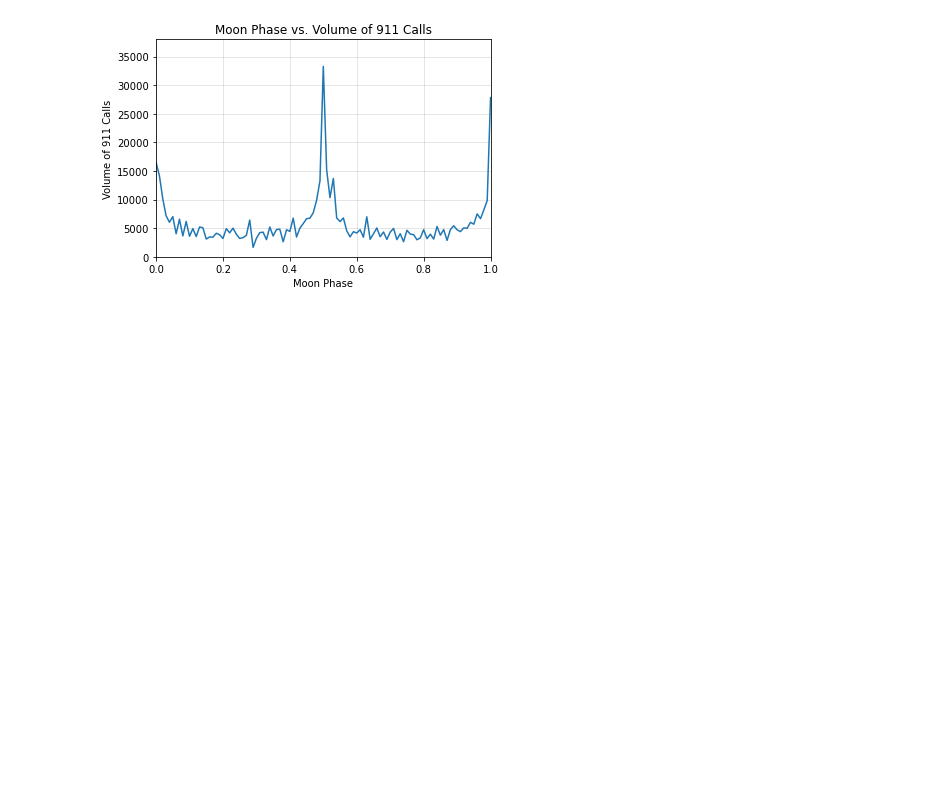
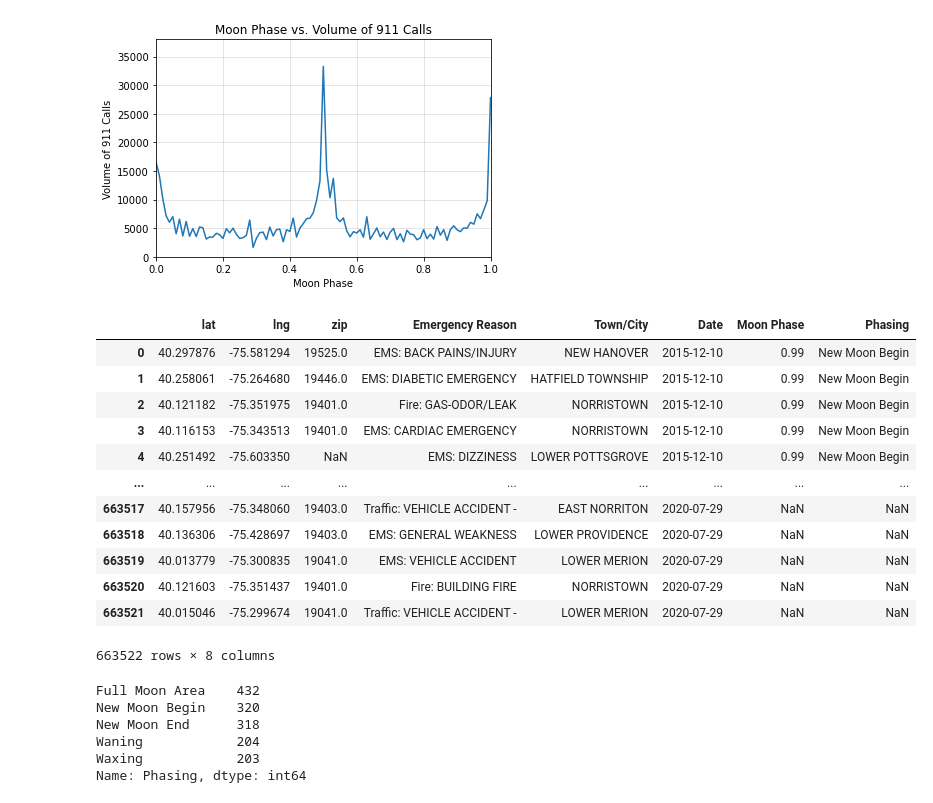
Before and after one commit to ytran010/The_Werewolves, a Jupyter notebook: Main.ipynb, the cells around one changed output. Saved outputs shown, nothing was run; the diff lists cells and outputs as text; code cells hidden in the pictures; blank space fills up the shorter version.

```diff
--- a/Main.ipynb
+++ b/Main.ipynb
@@ -113,3 +113,46 @@ plt.savefig("Images/MoonPhase_vs_EmergencyReasonCount_Yvonne.png")
 # group_moon_date = werewolf.groupby(["Moon Phase", "Date"])
 #     From here, make boxplot
 #     ANOVA and tests
+# %%
+bins = [0,0.2,0.4,0.6,0.8,1]
+group_names = ["New Moon End", "Waxing", "Full Moon Area", "Waning", "New Moon Begin"]
+werewolf_df["Phasing"] = pd.cut(werewolf_df["Moon Phase"], bins, labels=group_names, include_lowest=True)
+werewolf_df
+# %% [output]
+|  | lat | lng | zip | Emergency Reason | Town/City | Date | Moon Phase | Phasing |
+| 0 | 40.297876 | -75.581294 | 19525.0 | EMS: BACK PAINS/INJURY | NEW HANOVER | 2015-12-10 | 0.99 | New Moon Begin |
+| 1 | 40.258061 | -75.264680 | 19446.0 | EMS: DIABETIC EMERGENCY | HATFIELD TOWNSHIP | 2015-12-10 | 0.99 | New Moon Begin |
+| 2 | 40.121182 | -75.351975 | 19401.0 | Fire: GAS-ODOR/LEAK | NORRISTOWN | 2015-12-10 | 0.99 | New Moon Begin |
+| 3 | 40.116153 | -75.343513 | 19401.0 | EMS: CARDIAC EMERGENCY | NORRISTOWN | 2015-12-10 | 0.99 | New Moon Begin |
+| 4 | 40.251492 | -75.603350 | NaN | EMS: DIZZINESS | LOWER POTTSGROVE | 2015-12-10 | 0.99 | New Moon Begin |
+| ... | ... | ... | ... | ... | ... | ... | ... | ... |
+| 663517 | 40.157956 | -75.348060 | 19403.0 | Traffic: VEHICLE ACCIDENT - | EAST NORRITON | 2020-07-29 | NaN | NaN |
+| 663518 | 40.136306 | -75.428697 | 19403.0 | EMS: GENERAL WEAKNESS | LOWER PROVIDENCE | 2020-07-29 | NaN | NaN |
+| 663519 | 40.013779 | -75.300835 | 19041.0 | EMS: VEHICLE ACCIDENT | LOWER MERION | 2020-07-29 | NaN | NaN |
+| 663520 | 40.121603 | -75.351437 | 19401.0 | Fire: BUILDING FIRE | NORRISTOWN | 2020-07-29 | NaN | NaN |
+| 663521 | 40.015046 | -75.299674 | 19041.0 | Traffic: VEHICLE ACCIDENT - | LOWER MERION | 2020-07-29 | NaN | NaN |
+663522 rows × 8 columns
+# %%
+# filtered_df = werewolf_df.loc[(werewolf_df["Phasing"]== "New Moon Begin")|(werewolf_df["Phasing"]== "Waxing")|(werewolf_df["Phasing"]== "Full Moon Area")|(werewolf_df["Phasing"]== "Waning")|(werewolf_df["Phasing"]== "New Moon End")]
+filtered_df = werewolf_df.dropna()
+
+group_moon_phasing = filtered_df.groupby(["Phasing", "Date"])
+group_moon_phasing.head()
+group_counted = group_moon_phasing["Emergency Reason"].count()
+group_counted.head()
+
+
+group_counted_df = pd.DataFrame(group_counted)
+group_counted_df.reset_index(inplace=True)
+group_counted_df.head()
+
+clean_counted_df = group_counted_df.loc[group_counted_df["Emergency Reason"]!= 0,:]
+group_counted_df
+clean_counted_df["Phasing"].value_counts()
+# %% [output]
+Full Moon Area    432
+New Moon Begin    320
+New Moon End      318
+Waning            204
+Waxing            203
+Name: Phasing, dtype: int64
```
Also changed, not shown: parts of 1 cell of this notebook, 1 other file.
